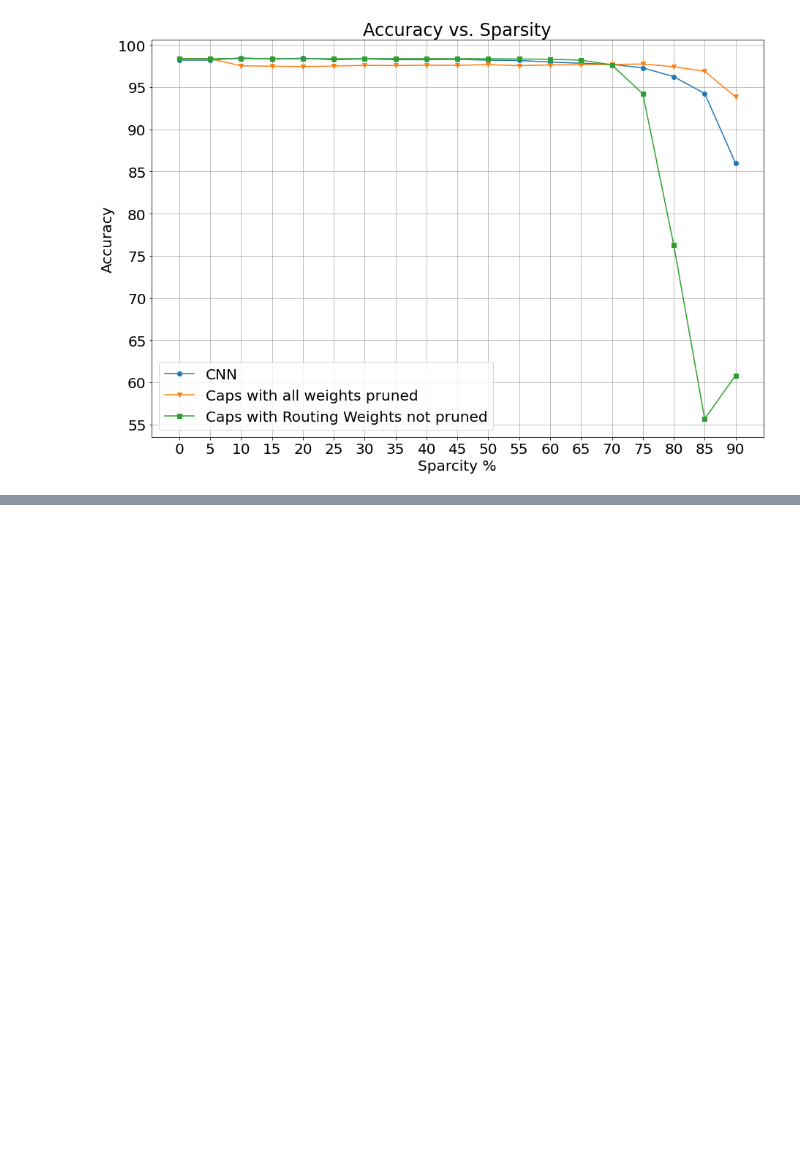
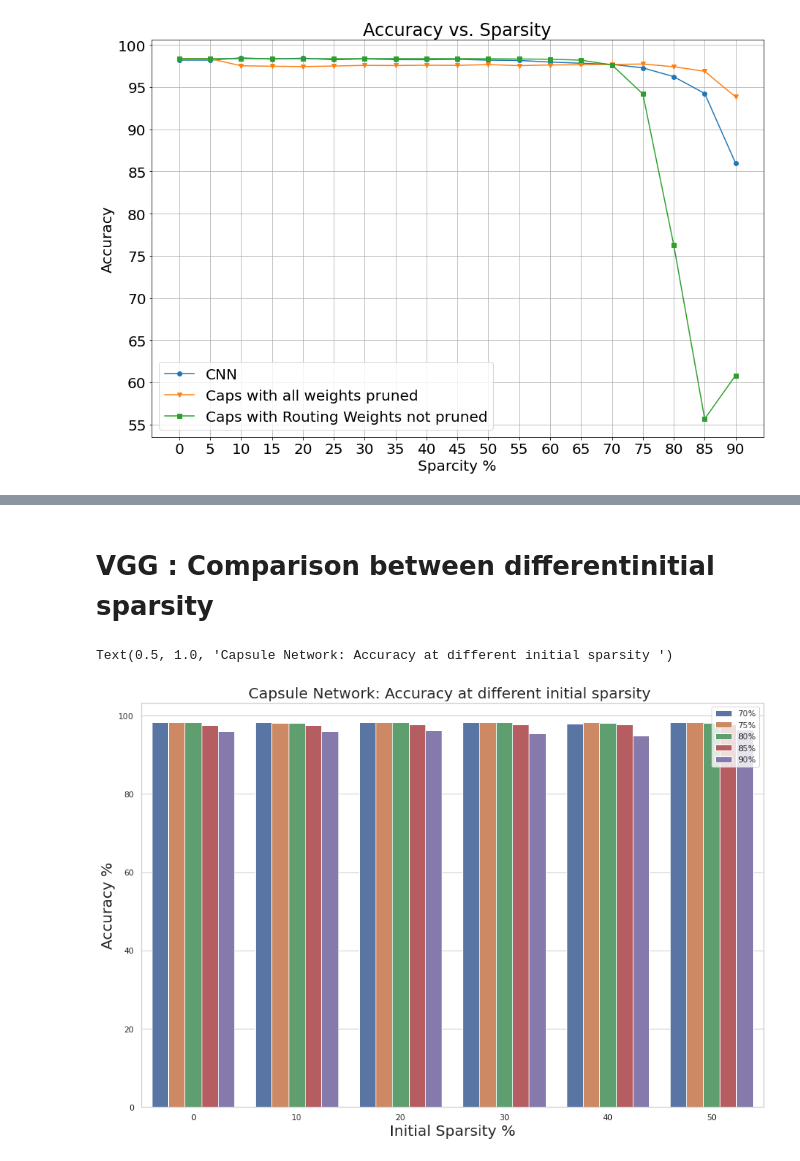
Before and after one commit to BaishaliChetia/CapsNet-Keras, a Jupyter notebook: pruning_graph.ipynb, the cells around one changed output, grey strips where cells are left out. Drawn from its saved outputs; the diff is of its cells as text; code cells hidden in the pictures; blank space fills up the shorter version.

```diff
--- a/pruning_graph.ipynb
+++ b/pruning_graph.ipynb
@@ -110,0 +234,21 @@ plt.legend(['CNN', 'Caps with all weights pruned','Caps with Routing Weights not
+# %% [markdown]
+# VGG : Comparison between differentinitial sparsity
+# %%
+data3 = { 'Initial Sparsity':[0, 10, 20, 30, 40, 50, 0, 10, 20, 30, 40, 50, 0, 10, 20, 30, 40, 50, 0, 10, 20, 30, 40, 50, 0, 10, 20, 30, 40, 50 ],
+         'Final Sparsity' :['70%', '70%', '70%' ,'70%', '70%', '70%', '75%', '75%', '75%', '75%', '75%',
+                            '75%','80%', '80%', '80%', '80%', '80%', '80%', '85%', '85%', '85%', '85%', '85%', '85%', '90%', '90%', '90%', '90%', '90%', '90%'],
+         'Accuracy':[98.25, 98.40, 98.40,98.33, 97.94 ,98.28 , 98.28,98.10 , 98.32,98.42, 98.37, 98.36, 98.36, 98.21,98.32, 98.36, 98.07, 98.22,97.63,
+                     97.54, 97.72,97.83,97.86,97.75, 96.00,96.06, 96.34, 95.52, 94.88, 96.36  ]}
+dataset2 = pd.DataFrame(data3)
+sns.set(rc={'figure.figsize':(15,10)})
+
+sns.set_theme(style="whitegrid")
+
+ax = sns.barplot(x='Initial Sparsity', y= 'Accuracy', hue = 'Final Sparsity', data=dataset2, )
+ax.legend(loc = 'upper right')
+ax.set_xlabel("Initial Sparsity %", fontsize = 20)
+ax.set_ylabel("Accuracy %", fontsize = 20)
+ax.set_title("Capsule Network: Accuracy at different initial sparsity ", fontsize=20)
+# %% [output]
+Text(0.5, 1.0, 'Capsule Network: Accuracy at different initial sparsity ')
+[figure, added]
```
Also changed, not shown: parts of 13 cells of this notebook.
